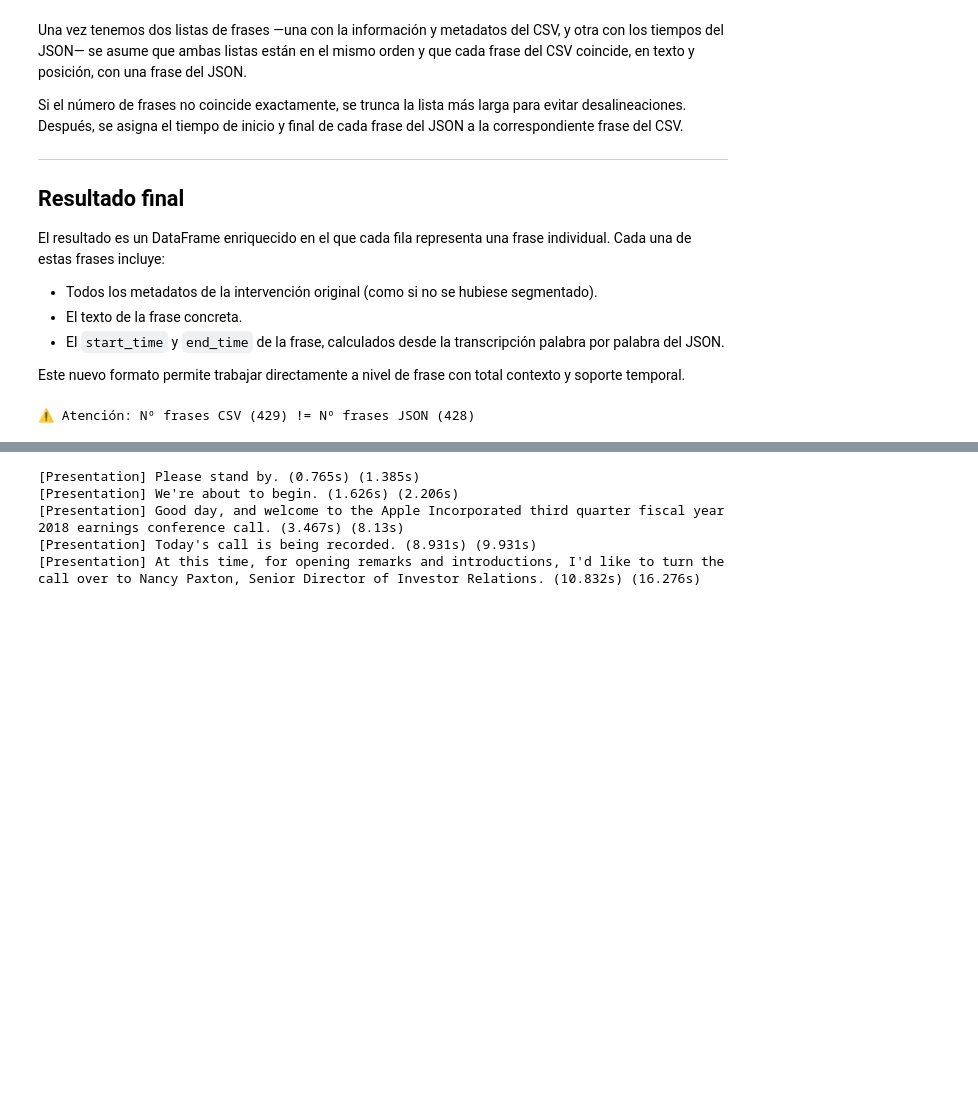
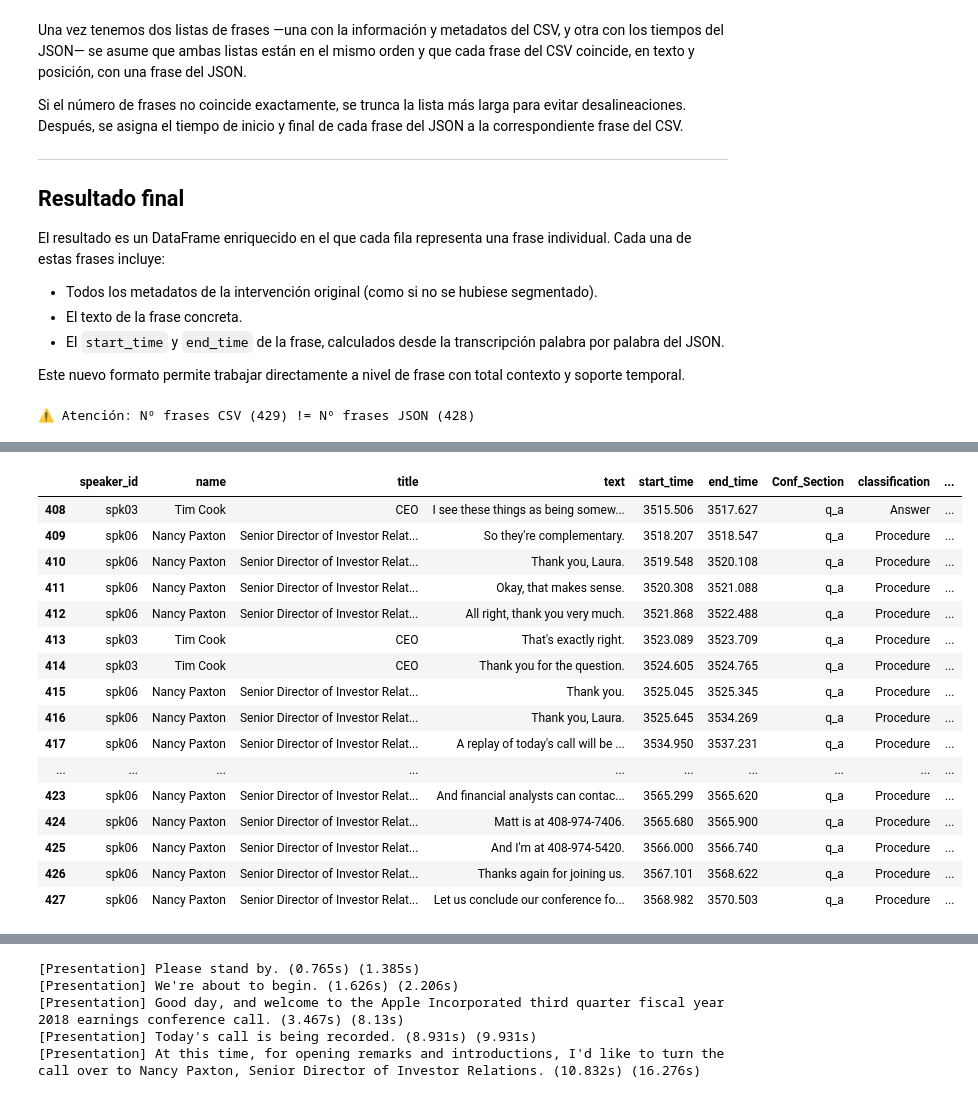
Before and after one commit to jordieres/2025_ACA_MultichannelAI, a Jupyter notebook: MULTIMODAL/get_embeddings.ipynb, the cells around one changed output, grey strips where cells are left out. Cells and saved outputs as stored; diff of their text form; code cells hidden in the pictures; blank space fills up the shorter version.

```diff
--- a/MULTIMODAL/get_embeddings.ipynb
+++ b/MULTIMODAL/get_embeddings.ipynb
@@ -139,0 +149,20 @@ df_expandido["end_time"] = df_json["end_time"].values
+# %%
+df_expandido.tail(20)
+# %% [output]
+|  | speaker_id | name | title | text | start_time | end_time | Conf_Section | classification | ... |
+| 408 | spk03 | Tim Cook | CEO | I see these things as being somew... | 3515.506 | 3517.627 | q_a | Answer | ... |
+| 409 | spk06 | Nancy Paxton | Senior Director of Investor Relat... | So they're complementary. | 3518.207 | 3518.547 | q_a | Procedure | ... |
+| 410 | spk06 | Nancy Paxton | Senior Director of Investor Relat... | Thank you, Laura. | 3519.548 | 3520.108 | q_a | Procedure | ... |
+| 411 | spk06 | Nancy Paxton | Senior Director of Investor Relat... | Okay, that makes sense. | 3520.308 | 3521.088 | q_a | Procedure | ... |
+| 412 | spk06 | Nancy Paxton | Senior Director of Investor Relat... | All right, thank you very much. | 3521.868 | 3522.488 | q_a | Procedure | ... |
+| 413 | spk03 | Tim Cook | CEO | That's exactly right. | 3523.089 | 3523.709 | q_a | Procedure | ... |
+| 414 | spk03 | Tim Cook | CEO | Thank you for the question. | 3524.605 | 3524.765 | q_a | Procedure | ... |
+| 415 | spk06 | Nancy Paxton | Senior Director of Investor Relat... | Thank you. | 3525.045 | 3525.345 | q_a | Procedure | ... |
+| 416 | spk06 | Nancy Paxton | Senior Director of Investor Relat... | Thank you, Laura. | 3525.645 | 3534.269 | q_a | Procedure | ... |
+| 417 | spk06 | Nancy Paxton | Senior Director of Investor Relat... | A replay of today's call will be ... | 3534.950 | 3537.231 | q_a | Procedure | ... |
+| ... | ... | ... | ... | ... | ... | ... | ... | ... | ... |
+| 423 | spk06 | Nancy Paxton | Senior Director of Investor Relat... | And financial analysts can contac... | 3565.299 | 3565.620 | q_a | Procedure | ... |
+| 424 | spk06 | Nancy Paxton | Senior Director of Investor Relat... | Matt is at 408-974-7406. | 3565.680 | 3565.900 | q_a | Procedure | ... |
+| 425 | spk06 | Nancy Paxton | Senior Director of Investor Relat... | And I'm at 408-974-5420. | 3566.000 | 3566.740 | q_a | Procedure | ... |
+| 426 | spk06 | Nancy Paxton | Senior Director of Investor Relat... | Thanks again for joining us. | 3567.101 | 3568.622 | q_a | Procedure | ... |
+| 427 | spk06 | Nancy Paxton | Senior Director of Investor Relat... | Let us conclude our conference fo... | 3568.982 | 3570.503 | q_a | Procedure | ... |
```
Also changed, not shown: parts of 9 cells of this notebook.
